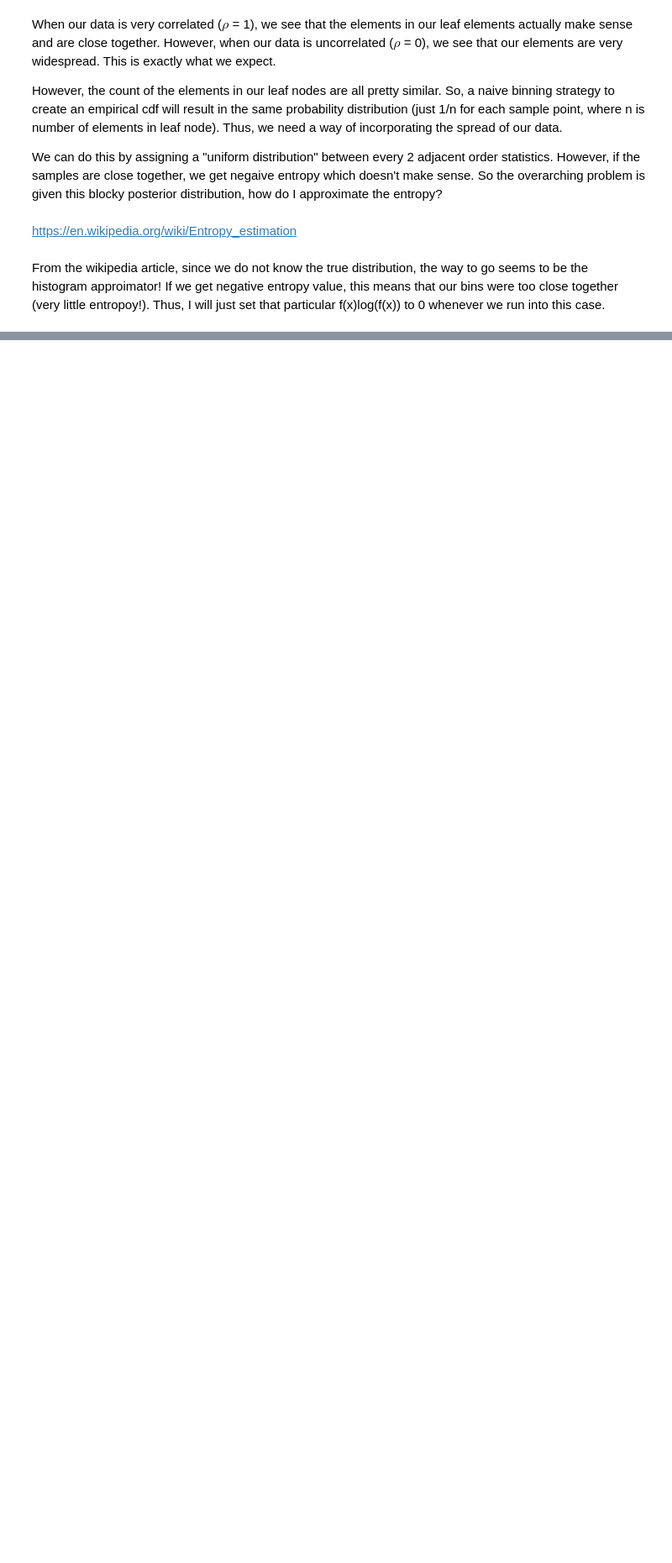
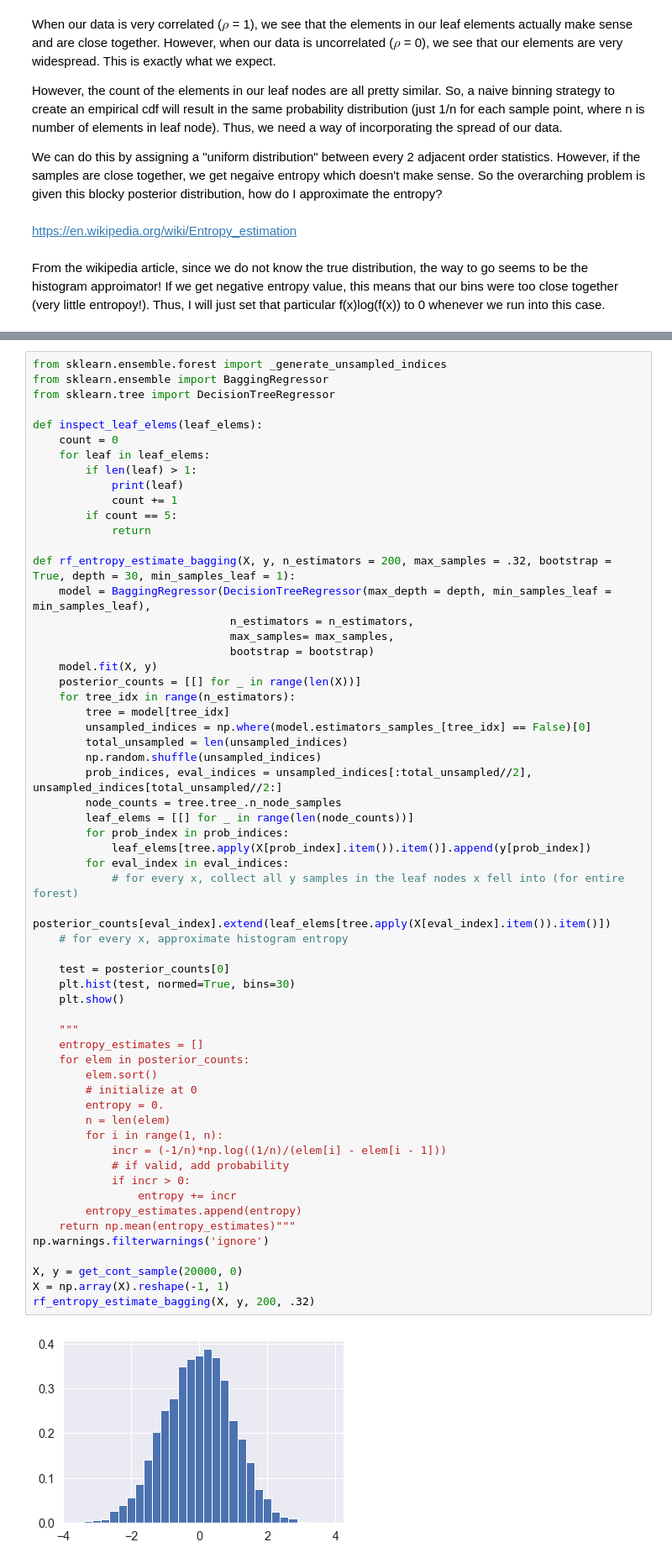
Before and after one commit to rguo123/conditional_entropy_forests, a Jupyter notebook: Continuous Data.ipynb, the cells around one changed output, grey strips where cells are left out. Shown: that part at 84% size. Cells and saved outputs as stored; diff of their text form; blank space fills up the shorter version.

Commit message:
posterior distribution viz

```diff
--- a/Continuous Data.ipynb
+++ b/Continuous Data.ipynb
@@ -181,0 +199,61 @@ rf_entropy_estimate_bagging(X, y, 500, .32)
+# %%
+from sklearn.ensemble.forest import _generate_unsampled_indices
+from sklearn.ensemble import BaggingRegressor
+from sklearn.tree import DecisionTreeRegressor
+
+def inspect_leaf_elems(leaf_elems):
+    count = 0
+    for leaf in leaf_elems:
+        if len(leaf) > 1:
+            print(leaf)
+            count += 1
+        if count == 5:
+            return
+
+def rf_entropy_estimate_bagging(X, y, n_estimators = 200, max_samples = .32, bootstrap = True, depth = 30, min_samples_leaf = 1):
+    model = BaggingRegressor(DecisionTreeRegressor(max_depth = depth, min_samples_leaf = min_samples_leaf),
+                              n_estimators = n_estimators,
+                              max_samples= max_samples,
+                              bootstrap = bootstrap)
+    model.fit(X, y)
+    posterior_counts = [[] for _ in range(len(X))]
+    for tree_idx in range(n_estimators):
+        tree = model[tree_idx]
+        unsampled_indices = np.where(model.estimators_samples_[tree_idx] == False)[0]
+        total_unsampled = len(unsampled_indices)
+        np.random.shuffle(unsampled_indices)
+        prob_indices, eval_indices = unsampled_indices[:total_unsampled//2], unsampled_indices[total_unsampled//2:]
+        node_counts = tree.tree_.n_node_samples
+        leaf_elems = [[] for _ in range(len(node_counts))]
+        for prob_index in prob_indices:
+            leaf_elems[tree.apply(X[prob_index].item()).item()].append(y[prob_index])
+        for eval_index in eval_indices:
+            # for every x, collect all y samples in the leaf nodes x fell into (for entire forest)
+            posterior_counts[eval_index].extend(leaf_elems[tree.apply(X[eval_index].item()).item()])
+    # for every x, approximate histogram entropy
+
+    test = posterior_counts[0]
+    plt.hist(test, normed=True, bins=30)
+    plt.show()
+
+    """
+    entropy_estimates = []
+    for elem in posterior_counts:
+        elem.sort()
+        # initialize at 0
+        entropy = 0.
+        n = len(elem)
+        for i in range(1, n):
+            incr = (-1/n)*np.log((1/n)/(elem[i] - elem[i - 1]))
+            # if valid, add probability
+            if incr > 0:
+                entropy += incr
+        entropy_estimates.append(entropy)
+    return np.mean(entropy_estimates)"""
+np.warnings.filterwarnings('ignore')
+
+X, y = get_cont_sample(20000, 0)
+X = np.array(X).reshape(-1, 1)
+rf_entropy_estimate_bagging(X, y, 200, .32)
+# %% [output]
+[figure, added]
```
Also changed, not shown: parts of 11 cells of this notebook.
